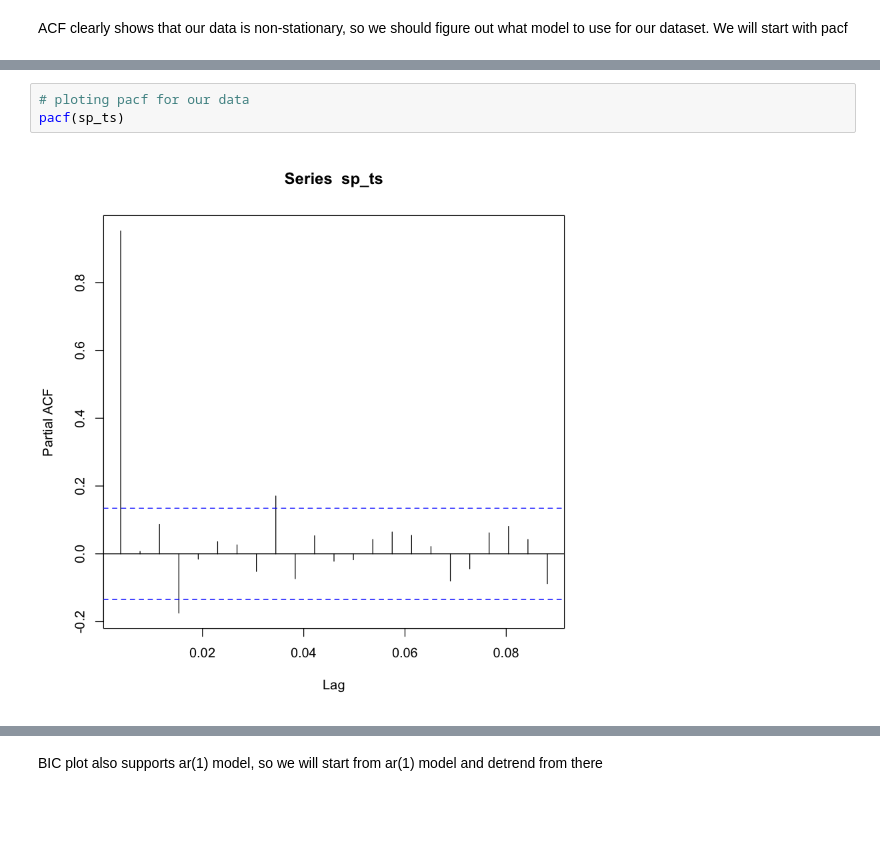
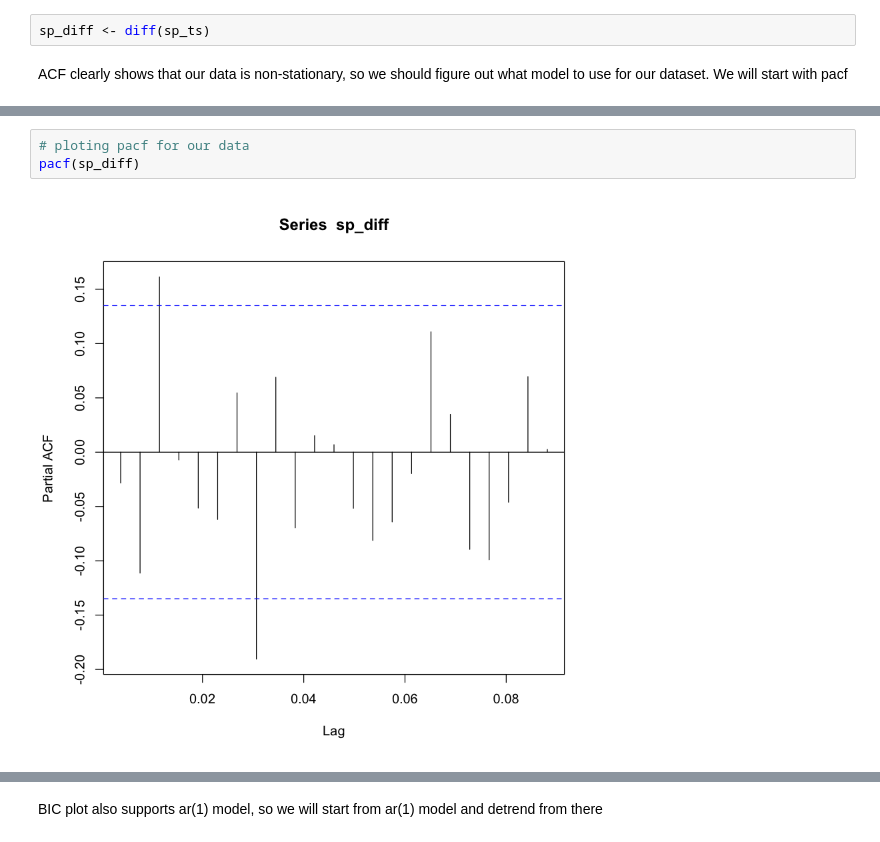
Before and after one commit to TImeSeriesSP/Time_Series, a Jupyter notebook: Model_Selection.ipynb, the cells around one changed output, grey strips where cells are left out. Cells and saved outputs as stored; diff of their text form; blank space fills up the shorter version.

```diff
--- a/Model_Selection.ipynb
+++ b/Model_Selection.ipynb
@@ -21,5 +40,7 @@ plot(sp_ts)
 acf(sp_ts)
 # %% [output]
 [figure]
+# %%
+sp_diff <- diff(sp_ts)
 # %% [markdown]
 ACF clearly shows that our data is non-stationary, so we should figure out what model to use for our dataset. We will start with pacf
@@ -26,6 +52,6 @@ ACF clearly shows that our data is non-stationary, so we should figure out what
 # %%
 # ploting pacf for our data
-pacf(sp_ts)
+pacf(sp_diff)
 # %% [output]
-[figure, old version]
+[figure, new version]
 # %% [markdown]
```
Also changed, not shown: parts of 16 cells of this notebook, 1 other file.
